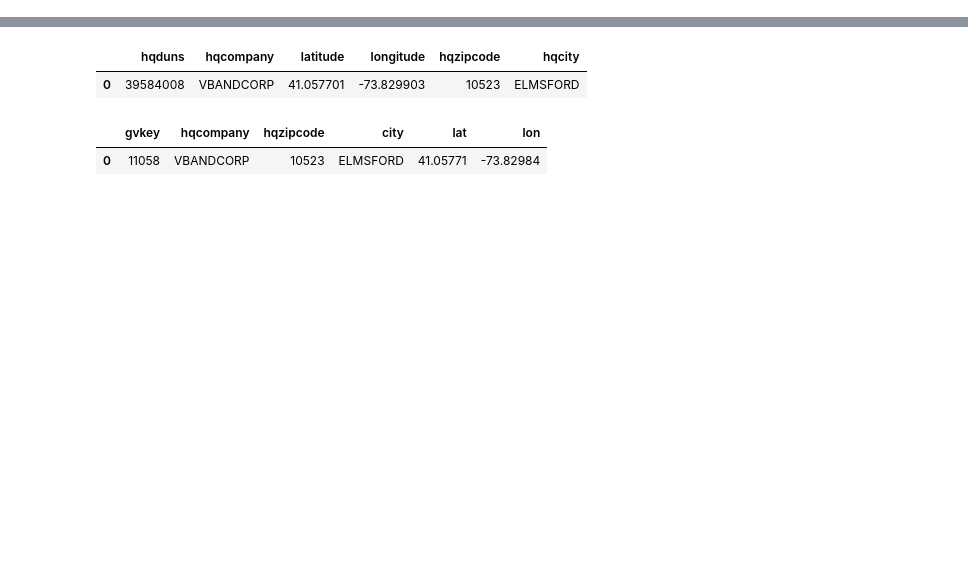
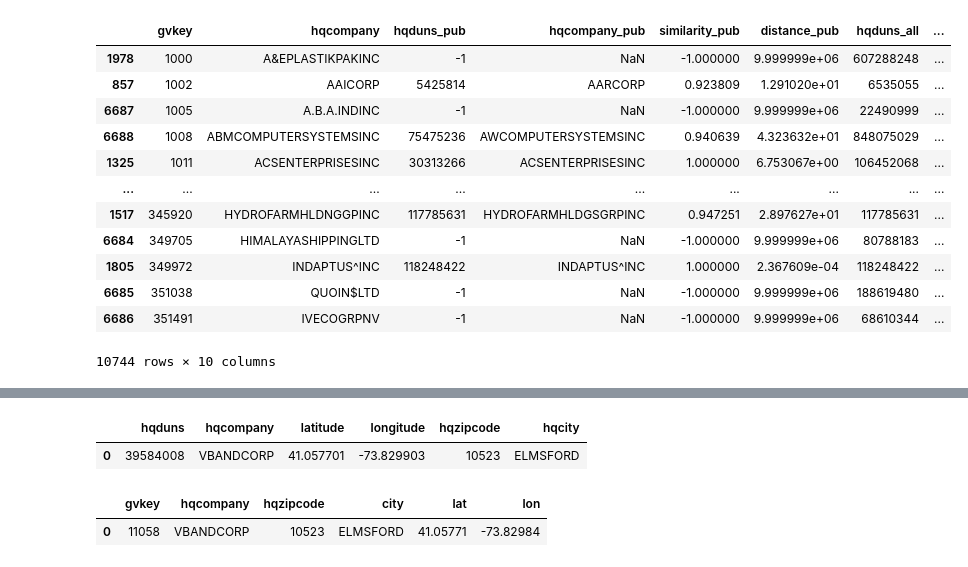
Before and after one commit to MarisLeander/name_matching, a Jupyter notebook: test_file.ipynb, the cells around one changed output, grey strips where cells are left out. Drawn from its saved outputs; the diff is of its cells as text; code cells hidden in the pictures; blank space fills up the shorter version.

```diff
--- a/test_file.ipynb
+++ b/test_file.ipynb
@@ -22,0 +10,17 @@ matched.head(10)
+# %%
+# Sort table according to gvkey
+matched.sort_values(by=['gvkey'])
+# %% [output]
+|  | gvkey | hqcompany | hqduns_pub | hqcompany_pub | similarity_pub | distance_pub | hqduns_all | ... |
+| 1978 | 1000 | A&EPLASTIKPAKINC | -1 | NaN | -1.000000 | 9.999999e+06 | 607288248 | ... |
+| 857 | 1002 | AAICORP | 5425814 | AARCORP | 0.923809 | 1.291020e+01 | 6535055 | ... |
+| 6687 | 1005 | A.B.A.INDINC | -1 | NaN | -1.000000 | 9.999999e+06 | 22490999 | ... |
+| 6688 | 1008 | ABMCOMPUTERSYSTEMSINC | 75475236 | AWCOMPUTERSYSTEMSINC | 0.940639 | 4.323632e+01 | 848075029 | ... |
+| 1325 | 1011 | ACSENTERPRISESINC | 30313266 | ACSENTERPRISESINC | 1.000000 | 6.753067e+00 | 106452068 | ... |
+| ... | ... | ... | ... | ... | ... | ... | ... | ... |
+| 1517 | 345920 | HYDROFARMHLDNGGPINC | 117785631 | HYDROFARMHLDGSGRPINC | 0.947251 | 2.897627e+01 | 117785631 | ... |
+| 6684 | 349705 | HIMALAYASHIPPINGLTD | -1 | NaN | -1.000000 | 9.999999e+06 | 80788183 | ... |
+| 1805 | 349972 | INDAPTUS^INC | 118248422 | INDAPTUS^INC | 1.000000 | 2.367609e-04 | 118248422 | ... |
+| 6685 | 351038 | QUOIN$LTD | -1 | NaN | -1.000000 | 9.999999e+06 | 188619480 | ... |
+| 6686 | 351491 | IVECOGRPNV | -1 | NaN | -1.000000 | 9.999999e+06 | 68610344 | ... |
+10744 rows × 10 columns
```
Also changed, not shown: parts of 4 cells of this notebook, 3 other files.
